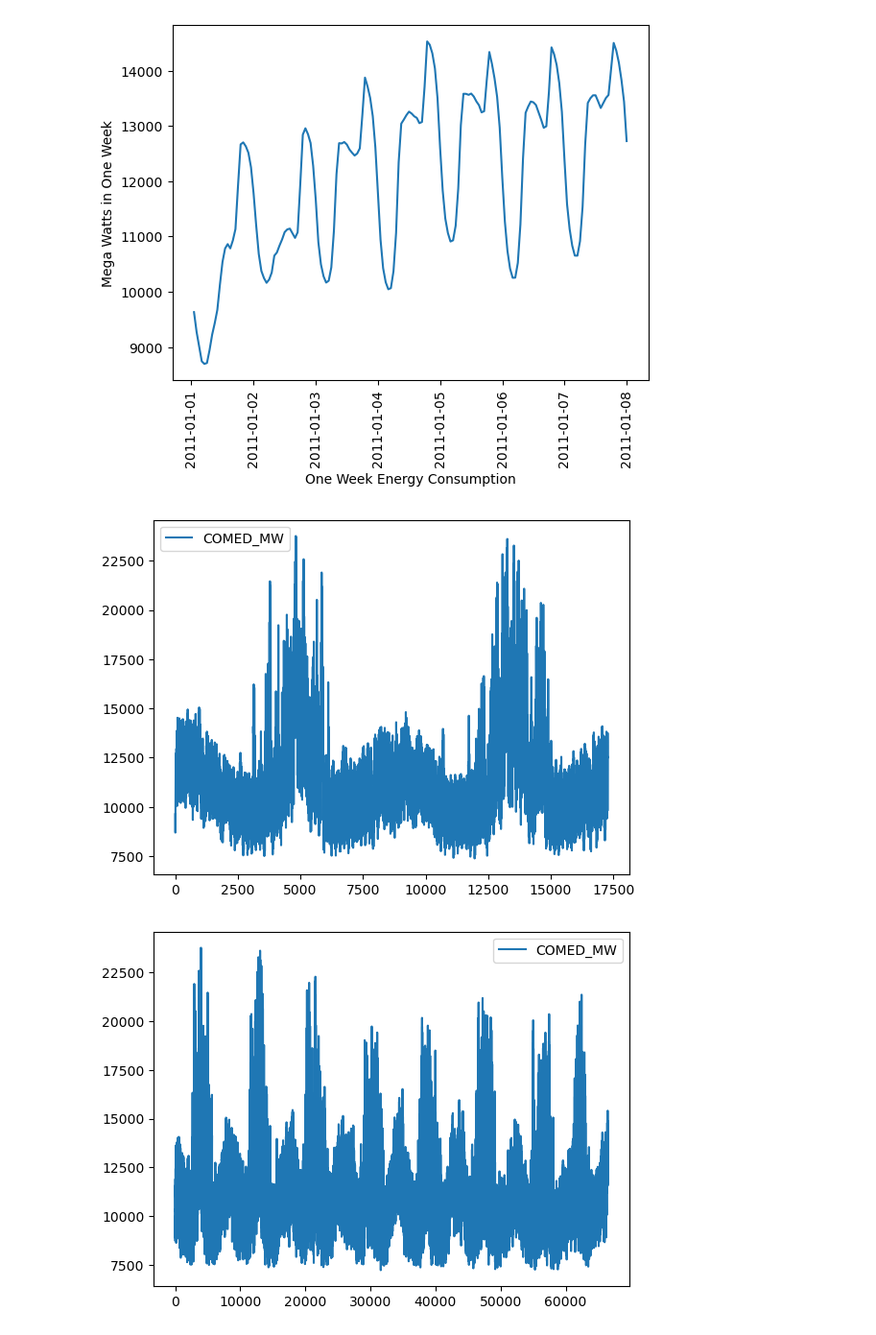
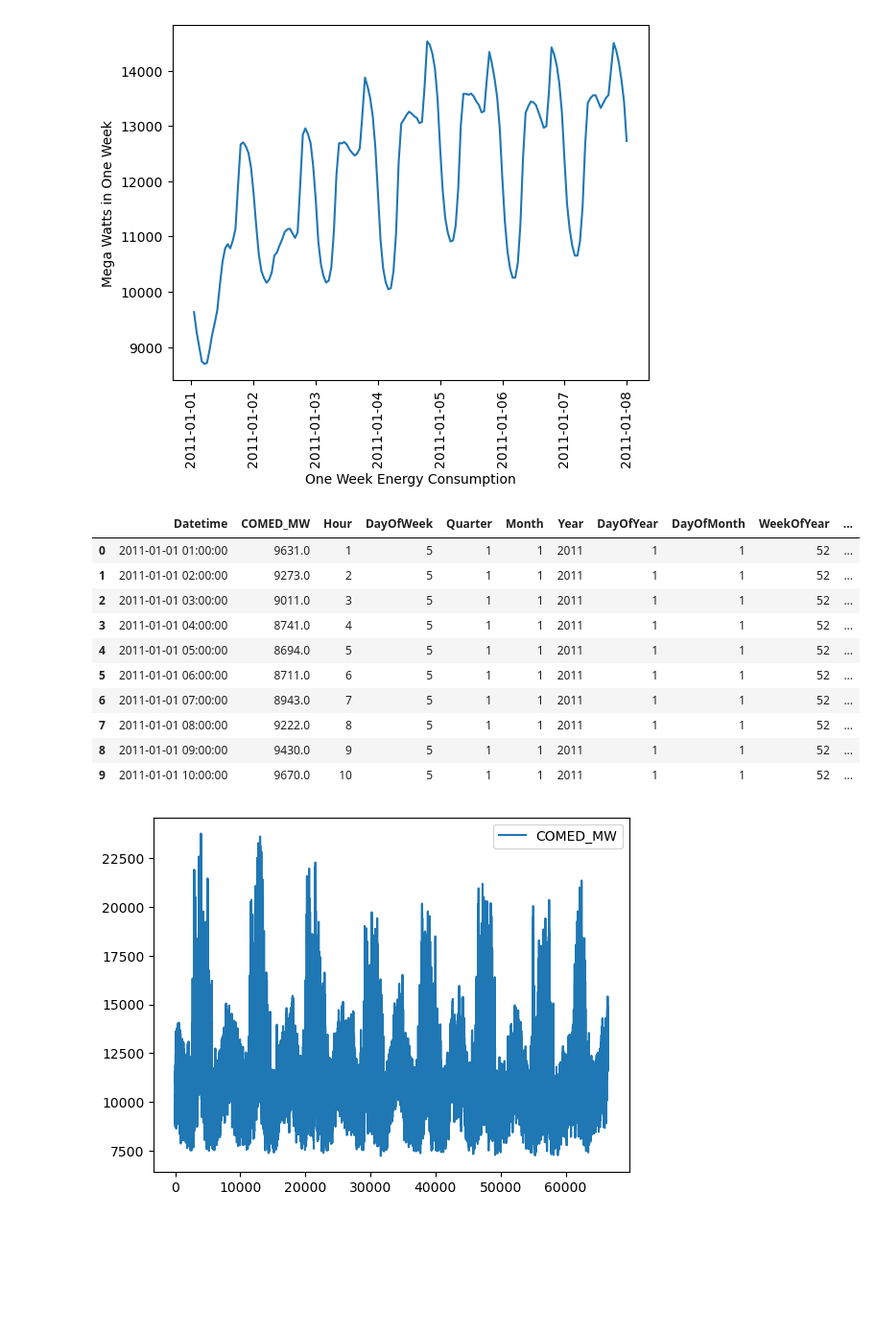
Before and after one commit to mariabaladuggimpudi/ml-practice, a Jupyter notebook: time_series/time_series_exploration_1.ipynb, the cells around one changed output. Shown at 96% size. Drawn from its saved outputs; the diff is of its cells as text; code cells hidden in the pictures; blank space fills up the shorter version.

```diff
--- a/time_series/time_series_exploration_1.ipynb
+++ b/time_series/time_series_exploration_1.ipynb
@@ -66,8 +66,36 @@ plt.show()
 # %% [output]
 [figure]
 # %%
+# Creating some extra features.
+def create_features(df):
+    df['Date'] = df['Datetime']
+    df['Hour'] = df['Date'].dt.hour
+    df['DayOfWeek'] = df['Date'].dt.dayofweek
+    df['Quarter'] = df['Date'].dt.quarter
+    df['Month'] = df['Date'].dt.month
+    df['Year'] = df['Date'].dt.year
+    df['DayOfYear'] = df['Date'].dt.dayofyear
+    df['DayOfMonth'] = df['Date'].dt.day
+    df['WeekOfYear'] = df['Date'].dt.weekofyear
+    df['DayOfYearFloat'] = df['DayOfYear'] + df['Hour'] / 24
+    df.drop('Date', axis=1, inplace=True)
+    return df
+
+df_comed = create_features(df_comed)
-# %% [output]
-[figure, removed]
+# %%
+df_comed.head(10)
+# %% [output]
+|  | Datetime | COMED_MW | Hour | DayOfWeek | Quarter | Month | Year | DayOfYear | DayOfMonth | WeekOfYear | ... |
+| 0 | 2011-01-01 01:00:00 | 9631.0 | 1 | 5 | 1 | 1 | 2011 | 1 | 1 | 52 | ... |
+| 1 | 2011-01-01 02:00:00 | 9273.0 | 2 | 5 | 1 | 1 | 2011 | 1 | 1 | 52 | ... |
+| 2 | 2011-01-01 03:00:00 | 9011.0 | 3 | 5 | 1 | 1 | 2011 | 1 | 1 | 52 | ... |
+| 3 | 2011-01-01 04:00:00 | 8741.0 | 4 | 5 | 1 | 1 | 2011 | 1 | 1 | 52 | ... |
+| 4 | 2011-01-01 05:00:00 | 8694.0 | 5 | 5 | 1 | 1 | 2011 | 1 | 1 | 52 | ... |
+| 5 | 2011-01-01 06:00:00 | 8711.0 | 6 | 5 | 1 | 1 | 2011 | 1 | 1 | 52 | ... |
+| 6 | 2011-01-01 07:00:00 | 8943.0 | 7 | 5 | 1 | 1 | 2011 | 1 | 1 | 52 | ... |
+| 7 | 2011-01-01 08:00:00 | 9222.0 | 8 | 5 | 1 | 1 | 2011 | 1 | 1 | 52 | ... |
+| 8 | 2011-01-01 09:00:00 | 9430.0 | 9 | 5 | 1 | 1 | 2011 | 1 | 1 | 52 | ... |
+| 9 | 2011-01-01 10:00:00 | 9670.0 | 10 | 5 | 1 | 1 | 2011 | 1 | 1 | 52 | ... |
 # %%
 df_comed.plot()
 plt.show()
```
